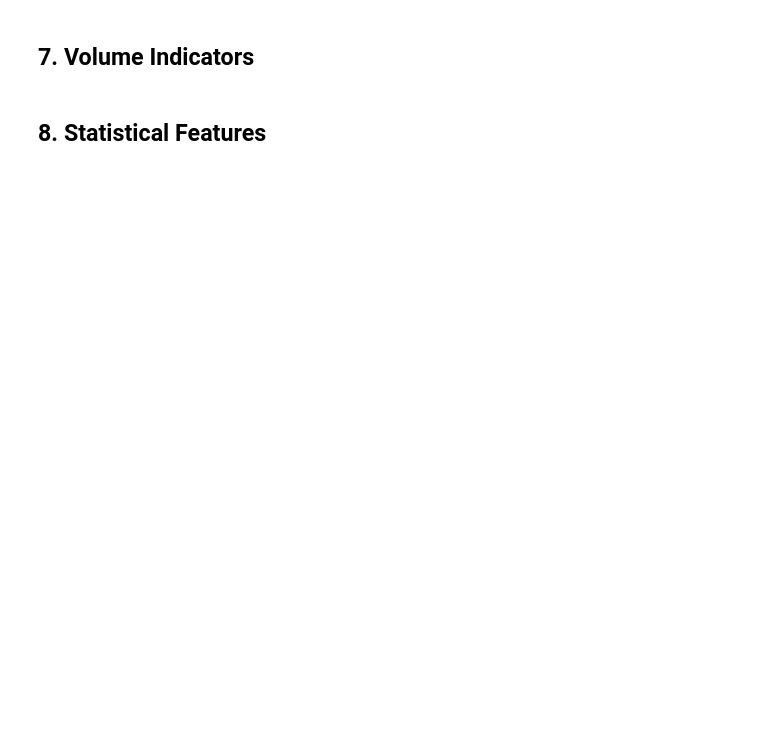
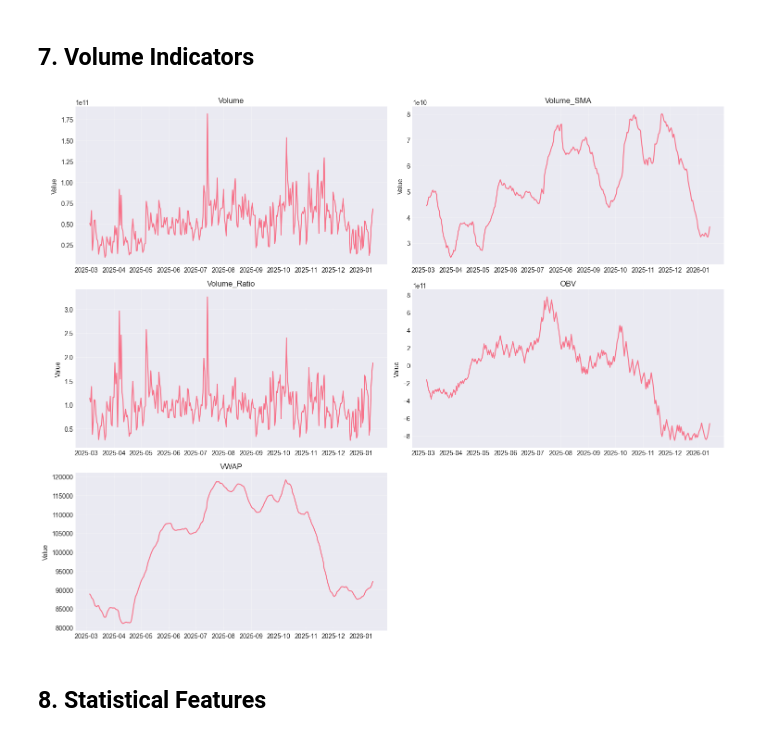
Before and after one commit to Tushar-Siddik/crypto_forecasting, a Jupyter notebook: notebooks/02_feature_engineering.ipynb, the cells around one changed output. Drawn from its saved outputs; the diff is of its cells as text; code cells hidden in the pictures; blank space fills up the shorter version.

```diff
--- a/notebooks/02_feature_engineering.ipynb
+++ b/notebooks/02_feature_engineering.ipynb
@@ -259,19 +349,25 @@ plt.show()
 # %%
 # Plot volume indicators
 volume_cols = ['Volume', 'Volume_SMA', 'Volume_Ratio', 'OBV', 'VWAP']
 
 fig, axes = plt.subplots(3, 2, figsize=(15, 12))
 axes = axes.flatten()
 
 for i, col in enumerate(volume_cols):
     if i < len(axes) and col in df_with_indicators.columns:
         axes[i].plot(df_with_indicators.index, df_with_indicators[col])
         axes[i].set_title(col)
         axes[i].set_ylabel('Value')
         axes[i].grid(True, alpha=0.3)
 
+# Hide unused subplots
+for i in range(len(available_momentum), len(axes)):
+    axes[i].set_visible(False)
+
 plt.tight_layout()
 plt.show()
+# %% [output]
+[figure, added]
 # %% [markdown]
 ## 8. Statistical Features
 # %%
```
Also changed, not shown: parts of 21 cells of this notebook.
